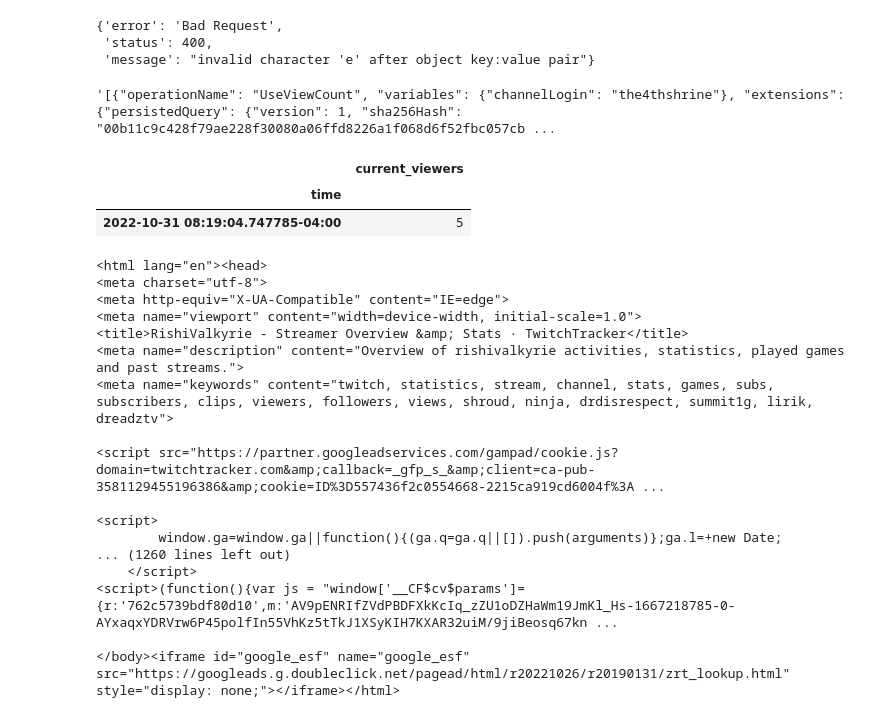
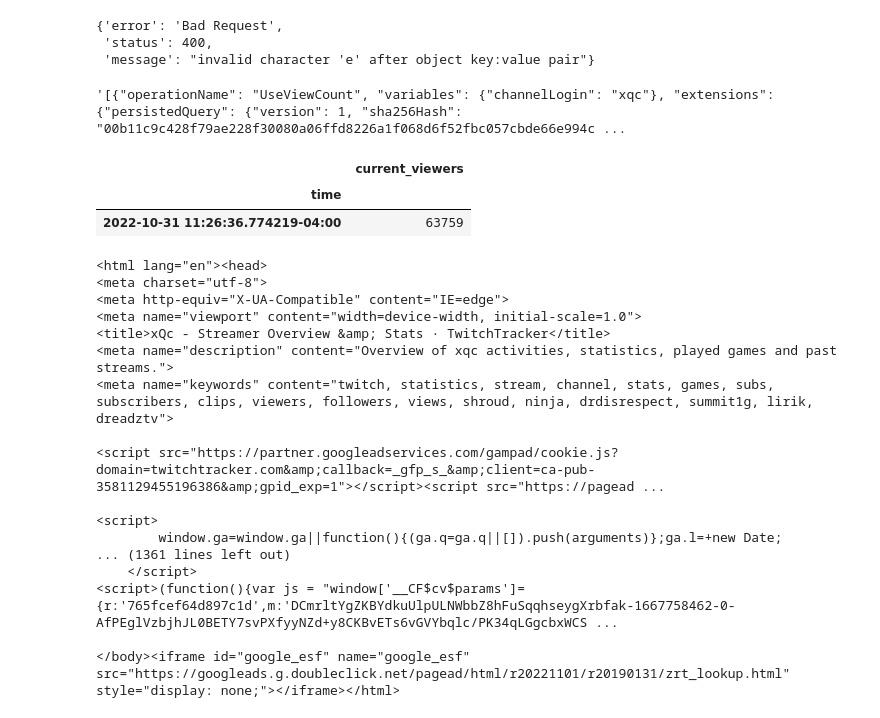
Before and after one commit to TheShiny1/TwitchO7, a Jupyter notebook: Twitch_Web_Scraper.ipynb, the cells around one changed output. Drawn from its saved outputs; the diff is of its cells as text; code cells hidden in the pictures.

```diff
--- a/Twitch_Web_Scraper.ipynb
+++ b/Twitch_Web_Scraper.ipynb
@@ -52,9 +54,9 @@ def get_payload(name_of_the_channel, get_counts, get_general_info = False, get_p
   pre = re.sub(',+]$',']',pre)
   return re.sub('^\[','[',pre)
 # %%
-get_payload('rishivalkyrie', get_counts=True)
+get_payload('xqc', get_counts=True)
 # %% [output]
-'[{"operationName": "UseViewCount", "variables": {"channelLogin": "the4thshrine"}, "extensions": {"persistedQuery": {"version": 1, "sha256Hash": "00b11c9c428f79ae228f30080a06ffd8226a1f068d6f52fbc057cb ...
+'[{"operationName": "UseViewCount", "variables": {"channelLogin": "xqc"}, "extensions": {"persistedQuery": {"version": 1, "sha256Hash": "00b11c9c428f79ae228f30080a06ffd8226a1f068d6f52fbc057cbde66e994c ...
 # %%
 def clean_a_bit(data: r.models.Response) -> pd.Series(dtype = 'object'):
   data = data.json()
@@ -106,13 +108,13 @@ X-Device-Id: 9fe67639f4e1bc52""".format(username)
   resp=r.post(url, headers=headers, data=get_payload(username,get_counts,get_preview_image,get_stream_info))
   return clean_a_bit(resp)
 # %%
-get_data('rishivalkyrie', get_counts=True)
+get_data('xqc', get_counts=True)
 # %% [output]
 |  | current_viewers |
 | time |  |
-| 2022-10-31 08:19:04.747785-04:00 | 5 |
+| 2022-10-31 11:26:36.774219-04:00 | 63759 |
 # %%
-wd.get("https://twitchtracker.com/rishivalkyrie")
+wd.get("https://twitchtracker.com/xqc")
 html_source = wd.page_source
 print(html_source)
 # %% [output]
@@ -120,18 +122,18 @@ print(html_source)
 <meta charset="utf-8">
 <meta http-equiv="X-UA-Compatible" content="IE=edge">
 <meta name="viewport" content="width=device-width, initial-scale=1.0">
-<title>RishiValkyrie - Streamer Overview &amp; Stats · TwitchTracker</title>
-<meta name="description" content="Overview of rishivalkyrie activities, statistics, played games and past streams.">
+<title>xQc - Streamer Overview &amp; Stats · TwitchTracker</title>
+<meta name="description" content="Overview of xqc activities, statistics, played games and past streams.">
 <meta name="keywords" content="twitch, statistics, stream, channel, stats, games, subs, subscribers, clips, viewers, followers, views, shroud, ninja, drdisrespect, summit1g, lirik, dreadztv">
 
-<script src="https://partner.googleadservices.com/gampad/cookie.js?domain=twitchtracker.com&amp;callback=_gfp_s_&amp;client=ca-pub-3581129455196386&amp;cookie=ID%3D557436f2c0554668-2215ca919cd6004f%3A ...
+<script src="https://partner.googleadservices.com/gampad/cookie.js?domain=twitchtracker.com&amp;callback=_gfp_s_&amp;client=ca-pub-3581129455196386&amp;gpid_exp=1"></script><script src="https://pagead ...
 
 <script>
         window.ga=window.ga||function(){(ga.q=ga.q||[]).push(arguments)};ga.l=+new Date;
-... (1260 lines left out)
+... (1361 lines left out)
     </script>
-<script>(function(){var js = "window['__CF$cv$params']={r:'762c5739bdf80d10',m:'AV9pENRIfZVdPBDFXkKcIq_zZU1oDZHaWm19JmKl_Hs-1667218785-0-AYxaqxYDRVrw6P45polfIn55VhKz5tTkJ1XSyKIH7KXAR32uiM/9jiBeosq67kn ...
+<script>(function(){var js = "window['__CF$cv$params']={r:'765fcef64d897c1d',m:'DCmrltYgZKBYdkuUlpULNWbbZ8hFuSqqhseygXrbfak-1667758462-0-AfPEglVzbjhJL0BETY7svPXfyyNZd+y8CKBvETs6vGVYbqlc/PK34qLGgcbxWCS ...
 
-</body><iframe id="google_esf" name="google_esf" src="https://googleads.g.doubleclick.net/pagead/html/r20221026/r20190131/zrt_lookup.html" style="display: none;"></iframe></html>
+</body><iframe id="google_esf" name="google_esf" src="https://googleads.g.doubleclick.net/pagead/html/r20221101/r20190131/zrt_lookup.html" style="display: none;"></iframe></html>
 # %%
 soup = BeautifulSoup(html_source, 'lxml')
```
Also changed, not shown: parts of 4 cells of this notebook.
